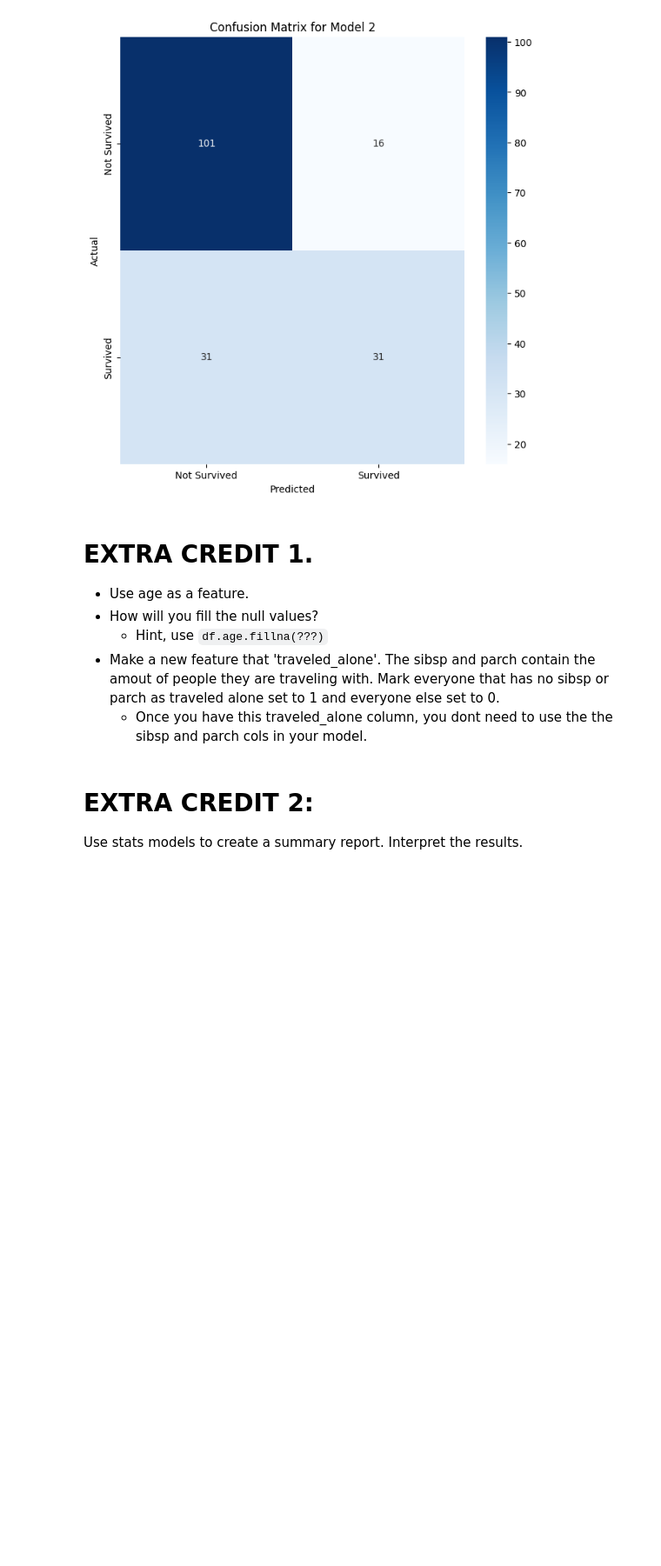
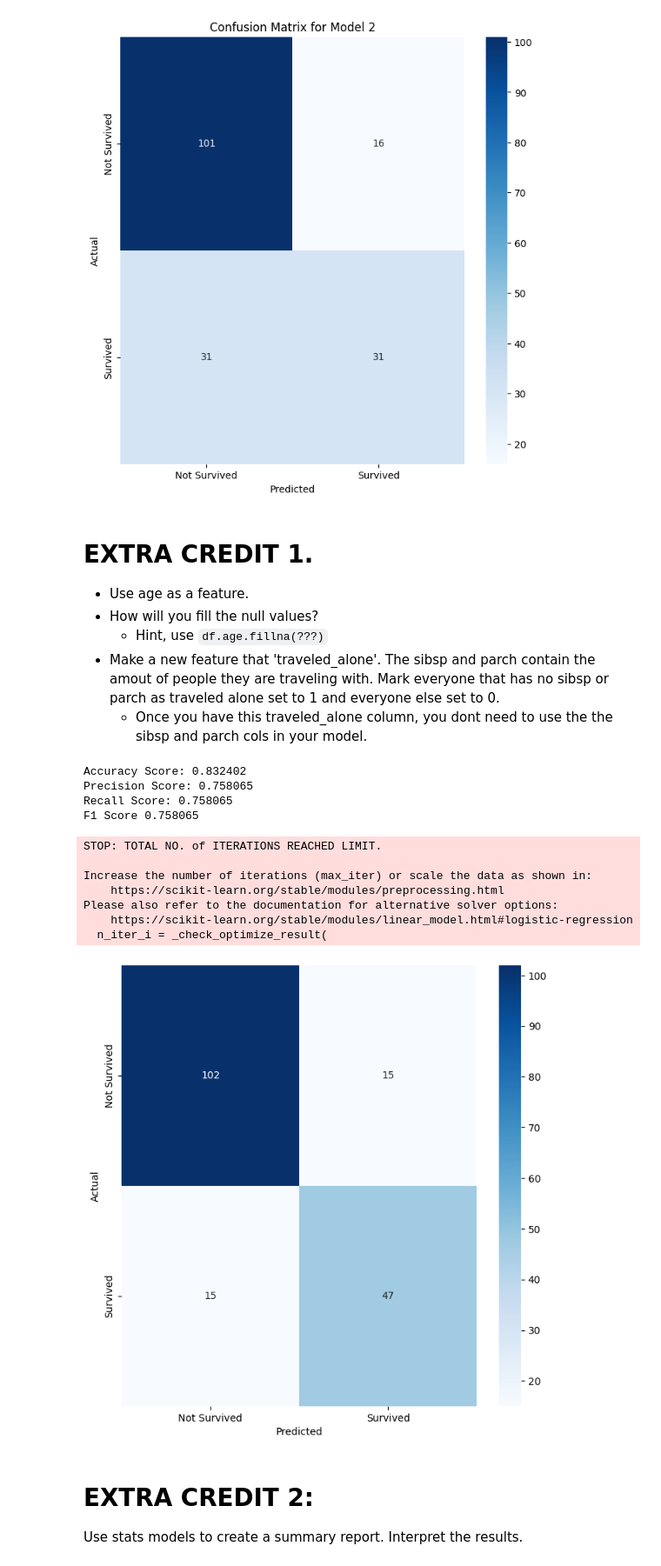
Before and after one commit to Mesa112/2024-DS-Tue, a Jupyter notebook: Week-06-Classification/EM - HW.ipynb, the cells around one changed output. Shown at 87% size. Cells and saved outputs as stored; diff of their text form; code cells hidden in the pictures; blank space fills up the shorter version.

Commit message:
esteban

```diff
--- a/Week-06-Classification/EM - HW.ipynb
+++ b/Week-06-Classification/EM - HW.ipynb
@@ -275,58 +277,83 @@ F1 Score 0.568807
 * Make a new feature that 'traveled_alone'.  The sibsp and parch contain the amout of people they are traveling with. Mark everyone that has no sibsp or parch as traveled alone set to 1 and everyone else set to 0.
     * Once you have this traveled_alone column, you dont need to use the the sibsp and parch cols in your model.
 # %%
-df = pd.read_csv('data/titanic.csv')
+df = pd.read_csv("/Users/estebanm/Desktop/2024-DS-Tue/Week-06-Classification/data/titanic.csv")
 
 # Run pd.get_dummies on sex, pclass, and embarked of your DataFrame.
-
+df = pd.get_dummies(df, columns=['sex','pclass', 'embarked'], drop_first=True)
 
 # Fill null age values with mean age.
+df['age'] = df['age'].fillna(df['age'].mean())
 
 
 # Create new traveled_alone feature
+df['traveled_alone'] = ((df['sibsp'] == 0) & (df['parch'] == 0)).astype(int)
 
 
 # Update your `selected_features` to include the new traveled alone and age
+selected_features = ['fare', 'sex_male', 'pclass_2', 'pclass_3', 'embarked_Q', 'embarked_S', 'age', 'traveled_alone']
 
 
 # Define your X and y variables
+X = df[selected_features]
+y = df['survived']
 
 
 # Split our data into testing and training.
 # Remeber to use the same random state as you used before
 X_train, X_test, y_train, y_test = train_test_split(X, y, test_size=0.2, random_state=45)
 
 
 # Initalize our model
 model_3 = LogisticRegression()
 
 # Fit / Train our model using our training data.
+model_2.fit(X_train, y_train)
 
 # Make new predicitions using our testing data.
+y_pred = model_2.predict(X_test)
 
 
 # Calculate our accuracy
-accuracy_3 =
+accuracy_3 = accuracy_score(y_test, y_pred)
 
 # Calculate our precision score
-precision_3 =
+precision_3 = precision_score(y_test, y_pred)
 
 # Calculate our recall score
-recall_3 =
+recall_3 = recall_score(y_test, y_pred)
 
 # Calculate your f1-score
-f1_3 =
+f1_3 = f1_score(y_test, y_pred)
 
 # Print each of our scores to inspect performance.
 print("Accuracy Score: %f" % accuracy_3)
 print("Precision Score: %f" % precision_3)
 print("Recall Score: %f" % recall_3)
 print('F1 Score %f' % f1_3)
 
 # Plot your confusion matrix.
-fig = plt.figure(figsize=(8,8))
+conf_matrix = confusion_matrix(y_test, y_pred)
+plt.figure(figsize=(8, 8))
+sns.heatmap(conf_matrix, annot=True, fmt='d', cmap='Blues',
+            xticklabels=['Not Survived', 'Survived'],
+            yticklabels=['Not Survived', 'Survived'])
 plt.xlabel('Predicted')
-plt.ylabel('Actual');
+plt.ylabel('Actual')
+plt.show()
+# %% [output]
+Accuracy Score: 0.832402
+Precision Score: 0.758065
+Recall Score: 0.758065
+F1 Score 0.758065
+STOP: TOTAL NO. of ITERATIONS REACHED LIMIT.
+
+Increase the number of iterations (max_iter) or scale the data as shown in:
+    https://scikit-learn.org/stable/modules/preprocessing.html
+Please also refer to the documentation for alternative solver options:
+    https://scikit-learn.org/stable/modules/linear_model.html#logistic-regression
+  n_iter_i = _check_optimize_result(
+[figure, added]
 # %% [markdown]
 # EXTRA CREDIT 2:
 
```
Also changed, not shown: parts of 1 cell of this notebook.
